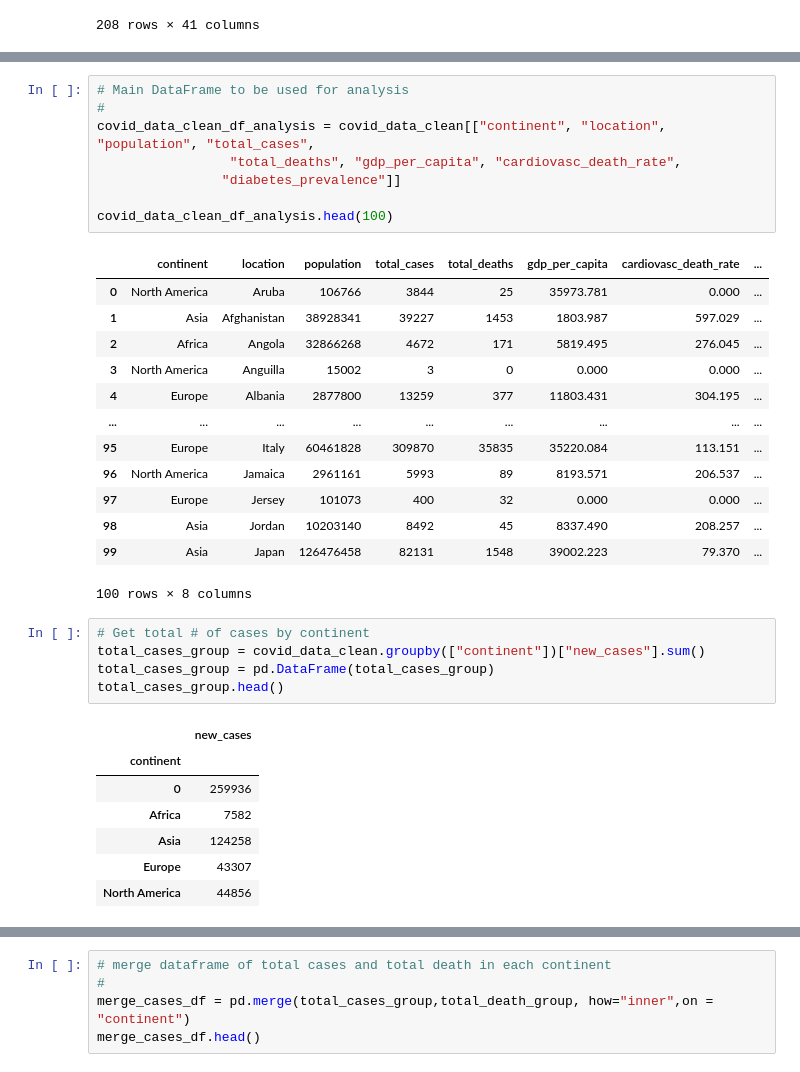
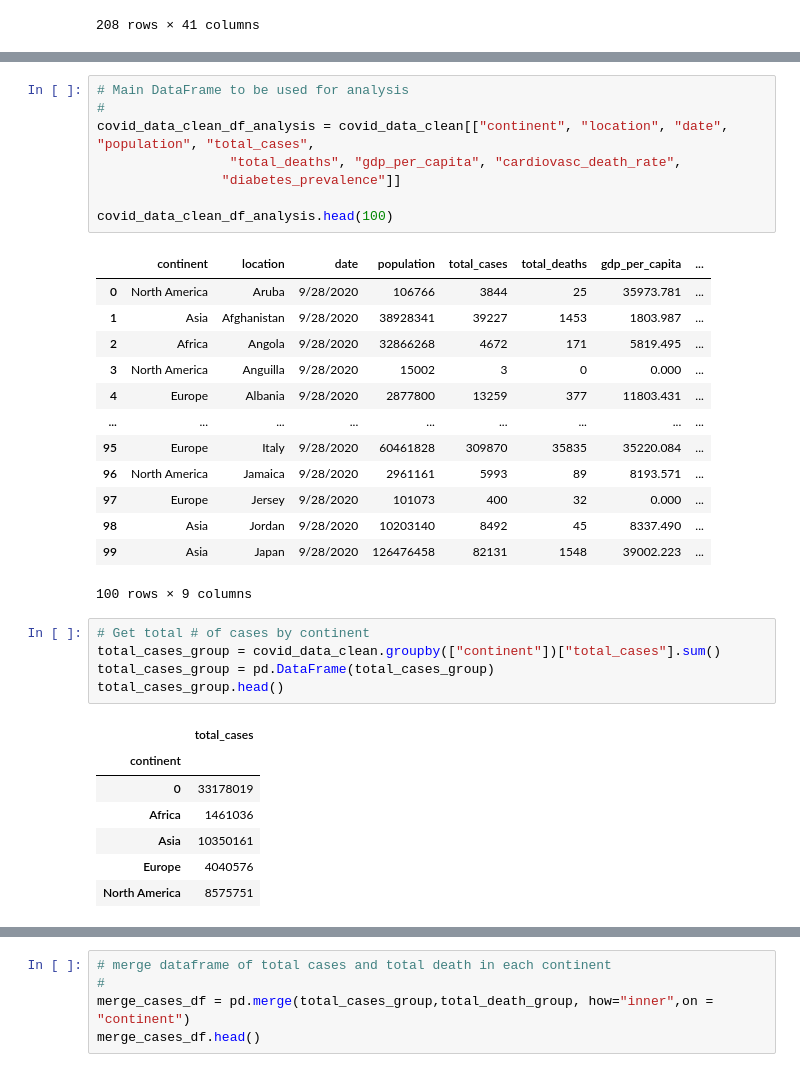
Before and after one commit to jjjdewan/ucb-data-visualization-msgrp-project1-covid-19, a Jupyter notebook: covid-19-project-challenge.ipynb, the cells around one changed output, grey strips where cells are left out. Cells and saved outputs as stored; diff of their text form.

```diff
--- a/covid-19-project-challenge.ipynb
+++ b/covid-19-project-challenge.ipynb
@@ -72,37 +78,37 @@ covid_data_clean_usa
 # %%
 # Main DataFrame to be used for analysis
 #
-covid_data_clean_df_analysis = covid_data_clean[["continent", "location", "population", "total_cases",
+covid_data_clean_df_analysis = covid_data_clean[["continent", "location", "date", "population", "total_cases",
                  "total_deaths", "gdp_per_capita", "cardiovasc_death_rate",
                 "diabetes_prevalence"]]
 
 covid_data_clean_df_analysis.head(100)
 # %% [output]
-|  | continent | location | population | total_cases | total_deaths | gdp_per_capita | cardiovasc_death_rate | ... |
-| 0 | North America | Aruba | 106766 | 3844 | 25 | 35973.781 | 0.000 | ... |
-| 1 | Asia | Afghanistan | 38928341 | 39227 | 1453 | 1803.987 | 597.029 | ... |
-| 2 | Africa | Angola | 32866268 | 4672 | 171 | 5819.495 | 276.045 | ... |
-| 3 | North America | Anguilla | 15002 | 3 | 0 | 0.000 | 0.000 | ... |
-| 4 | Europe | Albania | 2877800 | 13259 | 377 | 11803.431 | 304.195 | ... |
+|  | continent | location | date | population | total_cases | total_deaths | gdp_per_capita | ... |
+| 0 | North America | Aruba | 9/28/2020 | 106766 | 3844 | 25 | 35973.781 | ... |
+| 1 | Asia | Afghanistan | 9/28/2020 | 38928341 | 39227 | 1453 | 1803.987 | ... |
+| 2 | Africa | Angola | 9/28/2020 | 32866268 | 4672 | 171 | 5819.495 | ... |
+| 3 | North America | Anguilla | 9/28/2020 | 15002 | 3 | 0 | 0.000 | ... |
+| 4 | Europe | Albania | 9/28/2020 | 2877800 | 13259 | 377 | 11803.431 | ... |
 | ... | ... | ... | ... | ... | ... | ... | ... | ... |
-| 95 | Europe | Italy | 60461828 | 309870 | 35835 | 35220.084 | 113.151 | ... |
-| 96 | North America | Jamaica | 2961161 | 5993 | 89 | 8193.571 | 206.537 | ... |
-| 97 | Europe | Jersey | 101073 | 400 | 32 | 0.000 | 0.000 | ... |
-| 98 | Asia | Jordan | 10203140 | 8492 | 45 | 8337.490 | 208.257 | ... |
-| 99 | Asia | Japan | 126476458 | 82131 | 1548 | 39002.223 | 79.370 | ... |
+| 95 | Europe | Italy | 9/28/2020 | 60461828 | 309870 | 35835 | 35220.084 | ... |
+| 96 | North America | Jamaica | 9/28/2020 | 2961161 | 5993 | 89 | 8193.571 | ... |
+| 97 | Europe | Jersey | 9/28/2020 | 101073 | 400 | 32 | 0.000 | ... |
+| 98 | Asia | Jordan | 9/28/2020 | 10203140 | 8492 | 45 | 8337.490 | ... |
+| 99 | Asia | Japan | 9/28/2020 | 126476458 | 82131 | 1548 | 39002.223 | ... |
-100 rows × 8 columns
+100 rows × 9 columns
 # %%
 # Get total # of cases by continent
-total_cases_group = covid_data_clean.groupby(["continent"])["new_cases"].sum()
+total_cases_group = covid_data_clean.groupby(["continent"])["total_cases"].sum()
 total_cases_group = pd.DataFrame(total_cases_group)
 total_cases_group.head()
 # %% [output]
-|  | new_cases |
+|  | total_cases |
 | continent |  |
-| 0 | 259936 |
-| Africa | 7582 |
-| Asia | 124258 |
-| Europe | 43307 |
-| North America | 44856 |
+| 0 | 33178019 |
+| Africa | 1461036 |
+| Asia | 10350161 |
+| Europe | 4040576 |
+| North America | 8575751 |
 # %%
 # Get total # of death by continent
```
Also changed, not shown: parts of 9 cells of this notebook.
